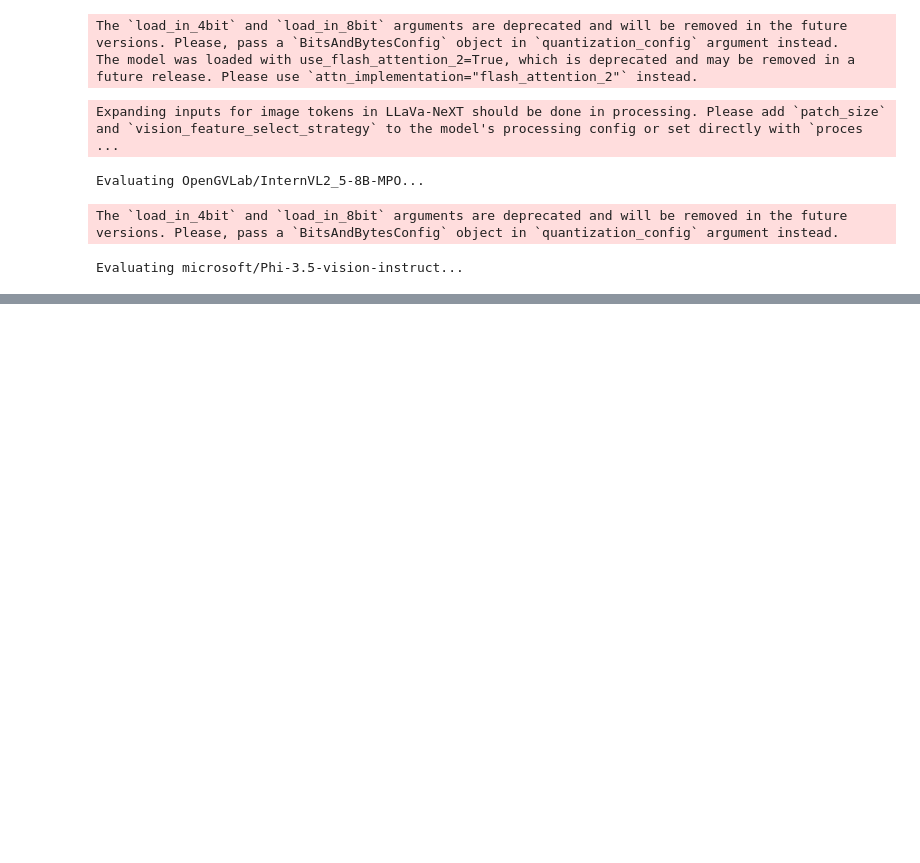
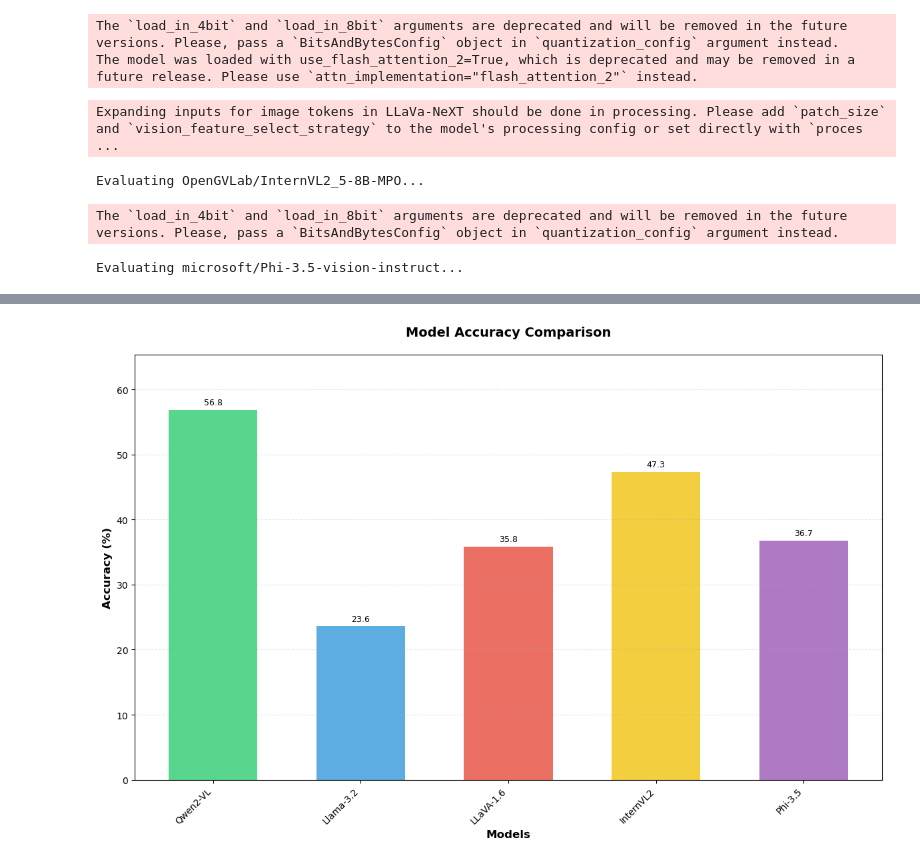
Before and after one commit to devansh-lodha/vlms-are-blind-analysis, a Jupyter notebook: evaluation.ipynb, the cells around one changed output, grey strips where cells are left out. Drawn from its saved outputs; the diff is of its cells as text; code cells hidden in the pictures; blank space fills up the shorter version.

```diff
--- a/evaluation.ipynb
+++ b/evaluation.ipynb
@@ -453,3 +457,7 @@ data.to_csv("data.csv", index=False)
 # %%
 # load the dataframe from csv
 data = pd.read_csv("data.csv")
+# %%
+# dealing with disrepencies in the data
+data["OpenGVLab/InternVL2_5-8B-MPO"][379] = '0'
+data["OpenGVLab/InternVL2_5-8B-MPO"] = data["OpenGVLab/InternVL2_5-8B-MPO"].apply(lambda x: int(x) if x != "{}" else -1)
@@ -455,0 +479,50 @@ data = pd.read_csv("data.csv")
+# %%
+# Assuming we have the data and model_names from previous calculations
+models = ['Qwen2-VL', 'Llama-3.2', 'LLaVA-1.6', 'InternVL2', 'Phi-3.5']
+
+# Calculate overall accuracy
+accuracy_list = []
+for model_name in model_names:
+    data[f'{model_name}_accuracy'] = (data[model_name] == data['gt']).astype(int)
+    overall_accuracy = data[f'{model_name}_accuracy'].mean() * 100
+    accuracy_list.append(overall_accuracy)
+
+# Set figure size
+plt.figure(figsize=(12, 8))
+
+# Define colors - using a professional color palette
+colors = ['#2ecc71', '#3498db', '#e74c3c', '#f1c40f', '#9b59b6']  # Green, Blue, Red, Yellow, Purple
+
+# Create the bar plot with different colors
+bars = plt.bar(np.arange(len(models)),
+               accuracy_list,
+               width=0.6,
+               color=colors,
+               alpha=0.8)
+
+# Customize the plot
+plt.xlabel('Models', fontsize=12, fontweight='bold')
+plt.ylabel('Accuracy (%)', fontsize=12, fontweight='bold')
+plt.title('Model Accuracy Comparison', fontsize=14, fontweight='bold', pad=20)
+plt.xticks(np.arange(len(models)), models, rotation=45, ha='right')
+
+# Add value labels on the bars
+for bar in bars:
+    height = bar.get_height()
+    plt.text(bar.get_x() + bar.get_width()/2., height + 0.5,
+            f'{height:.1f}',
+            ha='center', va='bottom', fontsize=9)
+
+# Add grid for better readability
+plt.grid(True, axis='y', linestyle='--', alpha=0.3)
+
+# Set y-axis limits with padding
+plt.ylim(0, max(accuracy_list) * 1.15)
+
+# Adjust layout to prevent label cutoff
+plt.tight_layout()
+
+# Show plot
+plt.show()
+# %% [output]
+[figure, added]
```
Also changed, not shown: parts of 5 cells of this notebook, 5 other files.
